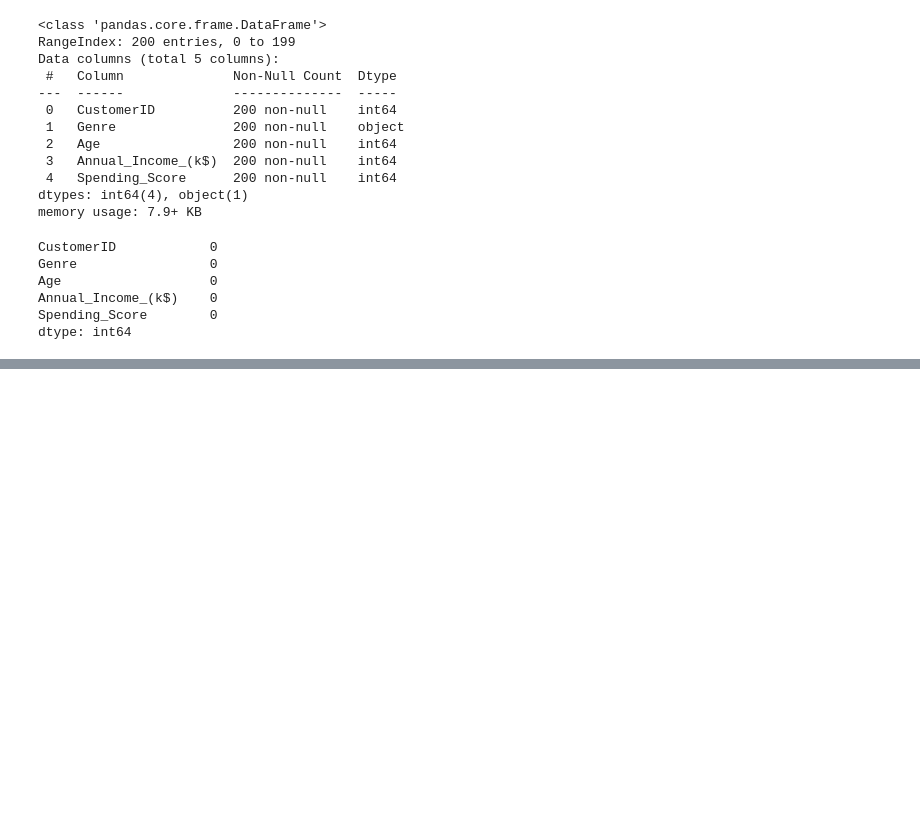
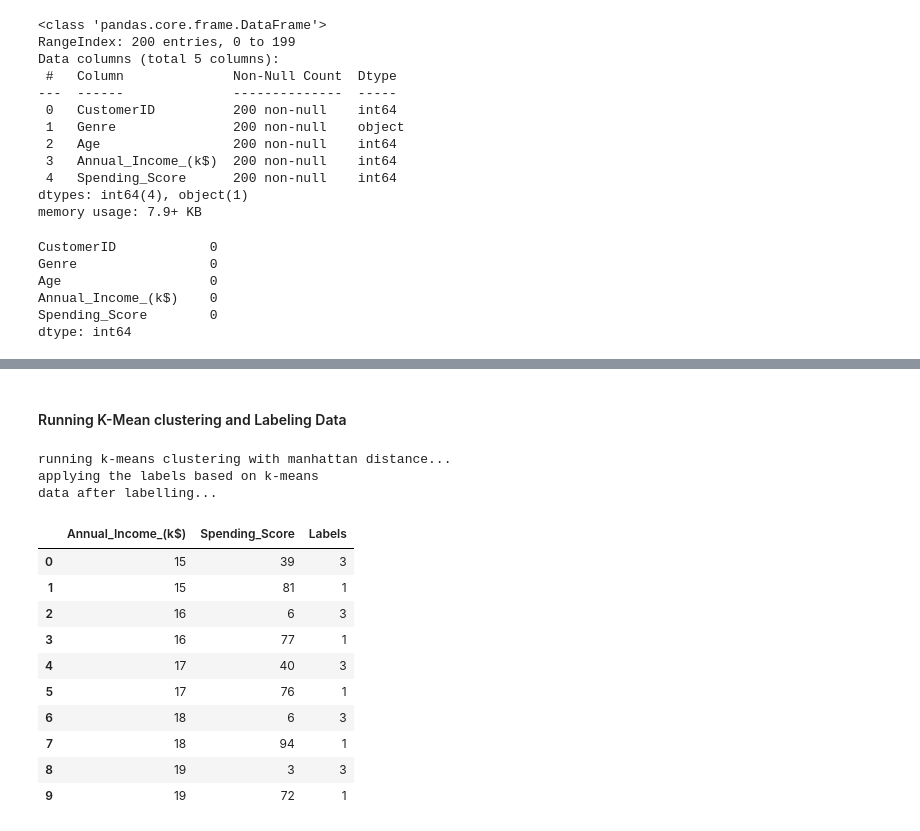
Before and after one commit to cohensaeb/class_notes, a Jupyter notebook: 1002_Assignment_2/Assignment_2_Ahmad_Sayeb.ipynb, the cells around one changed output, grey strips where cells are left out. Saved outputs shown, nothing was run; the diff lists cells and outputs as text; code cells hidden in the pictures; blank space fills up the shorter version.

```diff
--- a/1002_Assignment_2/Assignment_2_Ahmad_Sayeb.ipynb
+++ b/1002_Assignment_2/Assignment_2_Ahmad_Sayeb.ipynb
@@ -135,0 +215,23 @@ dtype: int64
+# %% [markdown]
+#### Running K-Mean clustering and Labeling Data
+# %%
+print('running k-means clustering with manhattan distance...')
+print('applying the labels based on k-means')
+k_means_manhattan(df)
+print('data after labelling...')
+df.head(10)
+# %% [output]
+running k-means clustering with manhattan distance...
+applying the labels based on k-means
+data after labelling...
+|  | Annual_Income_(k$) | Spending_Score | Labels |
+| 0 | 15 | 39 | 3 |
+| 1 | 15 | 81 | 1 |
+| 2 | 16 | 6 | 3 |
+| 3 | 16 | 77 | 1 |
+| 4 | 17 | 40 | 3 |
+| 5 | 17 | 76 | 1 |
+| 6 | 18 | 6 | 3 |
+| 7 | 18 | 94 | 1 |
+| 8 | 19 | 3 | 3 |
+| 9 | 19 | 72 | 1 |
```
Also changed, not shown: parts of 17 cells of this notebook.
